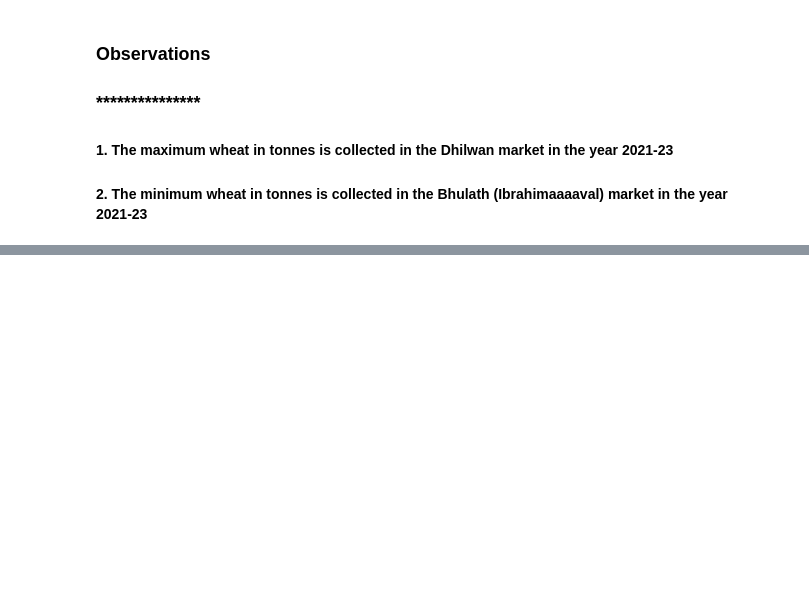
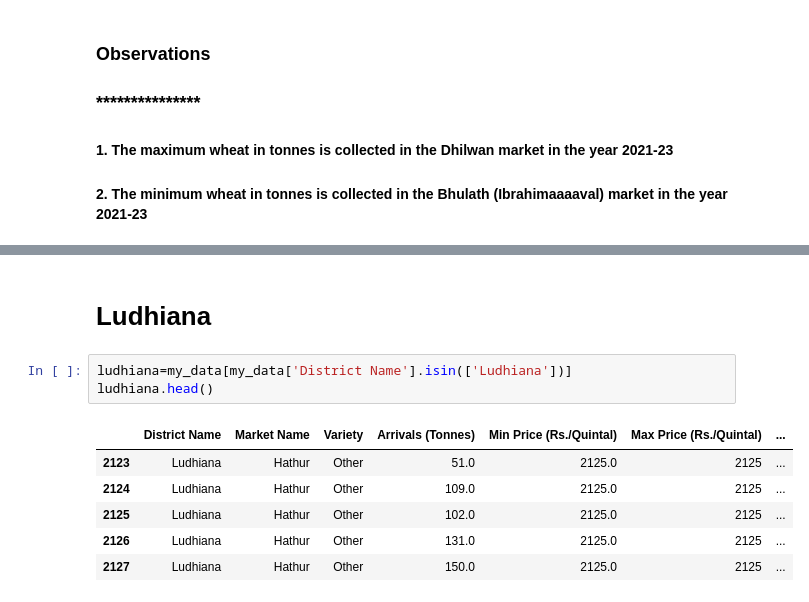
Before and after one commit to Ajayrajc1998/agri-project, a Jupyter notebook: Visualization notebook.ipynb, the cells around one changed output, grey strips where cells are left out. Cells and saved outputs as stored; diff of their text form; blank space fills up the shorter version.

```diff
--- a/Visualization notebook.ipynb
+++ b/Visualization notebook.ipynb
@@ -701,0 +663,12 @@ memory usage: 2.6+ KB
+# %% [markdown]
+# Ludhiana
+# %%
+ludhiana=my_data[my_data['District Name'].isin(['Ludhiana'])]
+ludhiana.head()
+# %% [output]
+|  | District Name | Market Name | Variety | Arrivals (Tonnes) | Min Price (Rs./Quintal) | Max Price (Rs./Quintal) | ... |
+| 2123 | Ludhiana | Hathur | Other | 51.0 | 2125.0 | 2125 | ... |
+| 2124 | Ludhiana | Hathur | Other | 109.0 | 2125.0 | 2125 | ... |
+| 2125 | Ludhiana | Hathur | Other | 102.0 | 2125.0 | 2125 | ... |
+| 2126 | Ludhiana | Hathur | Other | 131.0 | 2125.0 | 2125 | ... |
+| 2127 | Ludhiana | Hathur | Other | 150.0 | 2125.0 | 2125 | ... |
```
Also changed, not shown: parts of 39 cells of this notebook, 10 other files.
